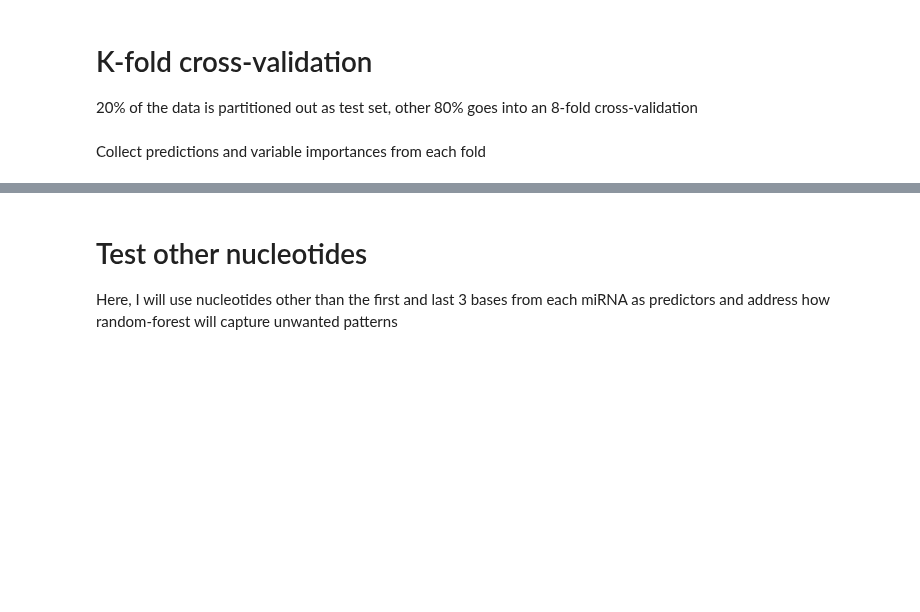
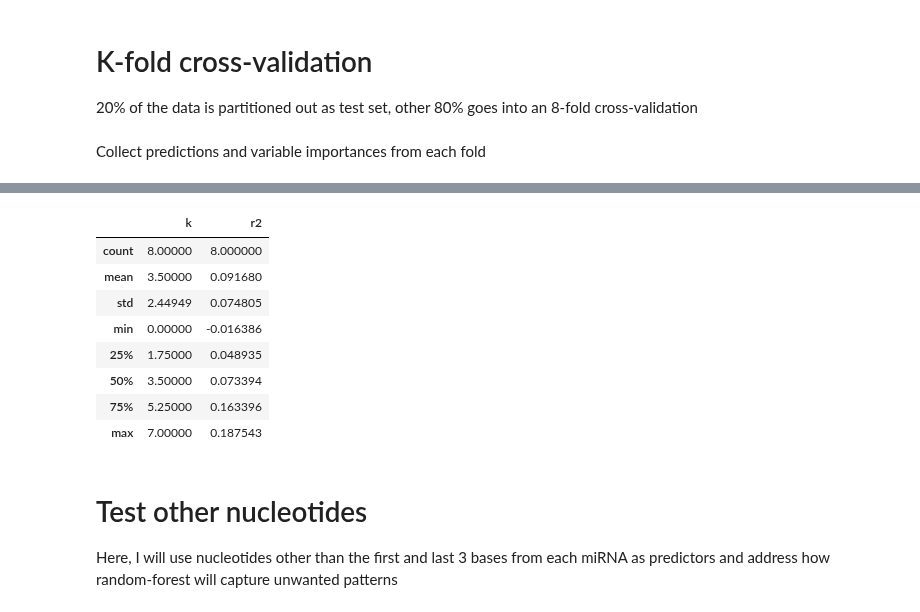
Before and after one commit to wckdouglas/tgirt_smRNA, a Jupyter notebook: scripts/RF_correction.ipynb, the cells around one changed output, grey strips where cells are left out. Cells and saved outputs as stored; diff of their text form; code cells hidden in the pictures; blank space fills up the shorter version.

```diff
--- a/scripts/RF_correction.ipynb
+++ b/scripts/RF_correction.ipynb
@@ -171,3 +172,15 @@ r2_df.describe()
+# %%
+control_r2_df.describe()
+# %% [output]
+|  | k | r2 |
+| count | 8.00000 | 8.000000 |
+| mean | 3.50000 | 0.091680 |
+| std | 2.44949 | 0.074805 |
+| min | 0.00000 | -0.016386 |
+| 25% | 1.75000 | 0.048935 |
+| 50% | 3.50000 | 0.073394 |
+| 75% | 5.25000 | 0.163396 |
+| max | 7.00000 | 0.187543 |
 # %% [markdown]
 # Test other nucleotides #
 
```
Also changed, not shown: parts of 4 cells of this notebook, 1 other file.
